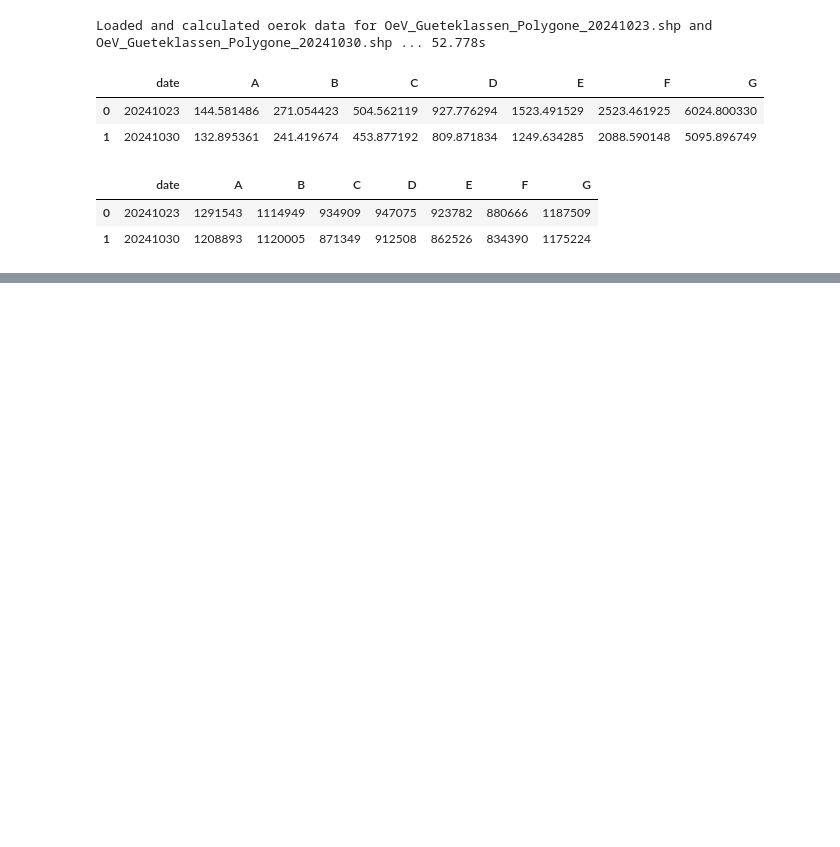
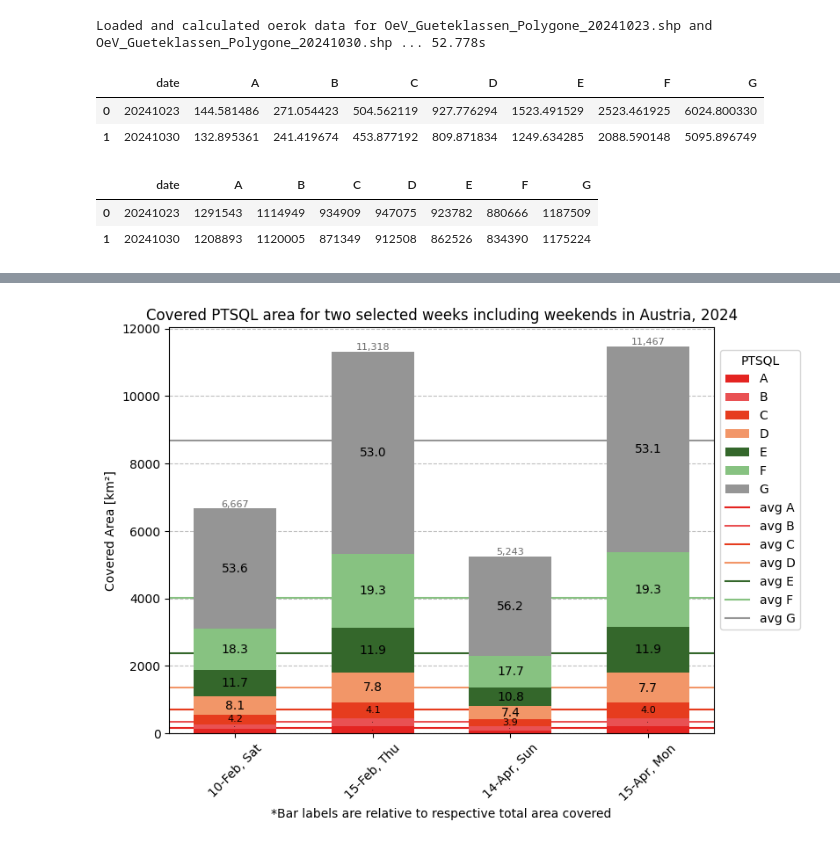
Before and after one commit to LeonRischar/ptsql_austria, a Jupyter notebook: src/demo_evaluation.ipynb, the cells around one changed output, grey strips where cells are left out. Saved outputs shown, nothing was run; the diff lists cells and outputs as text; code cells hidden in the pictures; blank space fills up the shorter version.

```diff
--- a/src/demo_evaluation.ipynb
+++ b/src/demo_evaluation.ipynb
@@ -128,3 +138,12 @@ df_stats.to_csv(f"{PATH_OUT_EVALUATION}statistics.csv", index=False)
+# %%
+p_new2 = ev.create_time_series_plot(df_areas, days=[20240210, 20240215, 20240414, 20240415], type="area", day_names=True,
+                            plot_size=(8,6), bar_labels=True, percentages=True, rotate_bar_labels=False,
+                            title="Covered PTSQL area for two selected weeks including weekends in Austria, 2024", show_totals=True, avg_lines=True,)
+
+p_new2[1].set_xlabel("*Bar labels are relative to respective total area covered")
+plt.show()
+# %% [output]
+[figure, added]
 # %%
 # create evaluation plots
 
```
Also changed, not shown: parts of 6 cells of this notebook, 6 other files.
